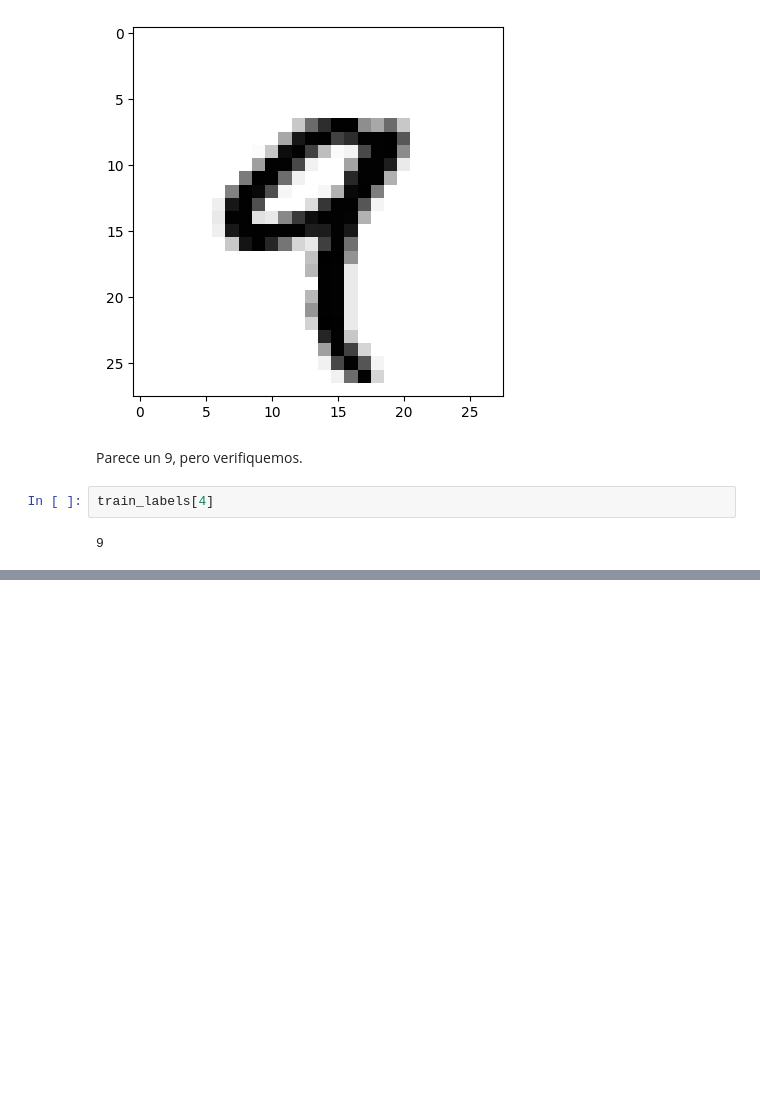
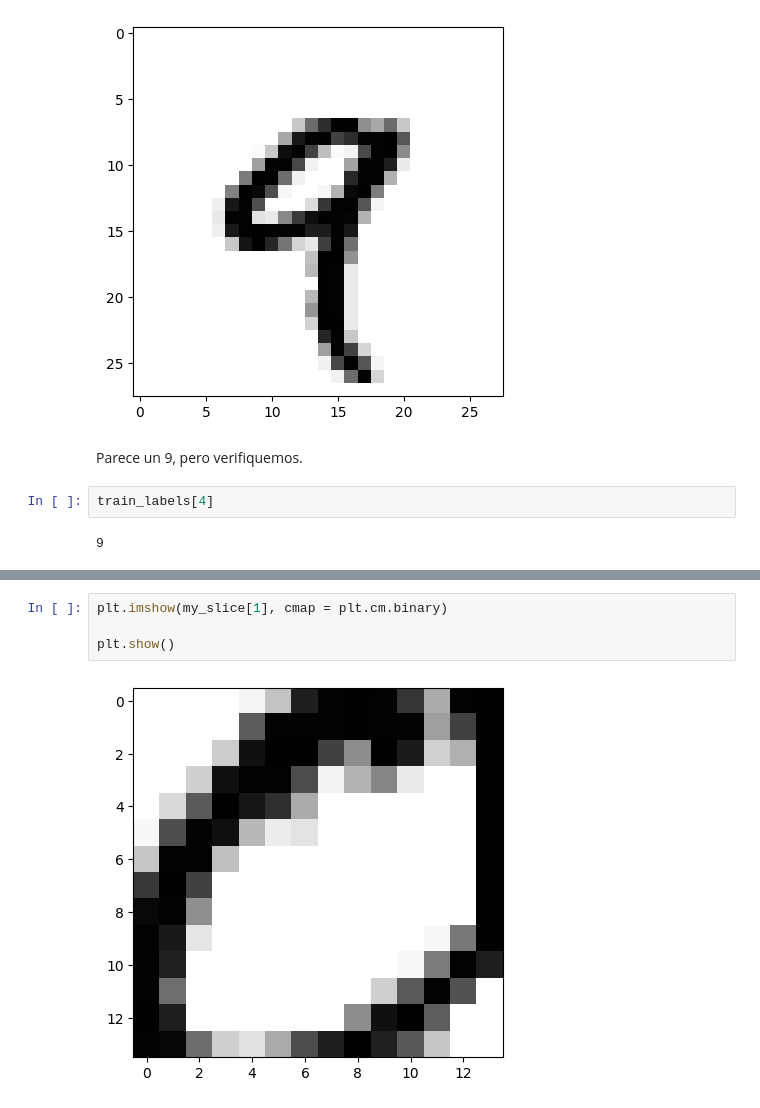
Before and after one commit to FranzValerio/ANN, a Jupyter notebook: Notebooks/Redes_Neuronales_2.ipynb, the cells around one changed output, grey strips where cells are left out. Cells and saved outputs as stored; diff of their text form; blank space fills up the shorter version.

```diff
--- a/Notebooks/Redes_Neuronales_2.ipynb
+++ b/Notebooks/Redes_Neuronales_2.ipynb
@@ -464,0 +179,6 @@ De esto se trata la tarea de un clasificador. Encuentra los parámetros de una l
+# %%
+plt.imshow(my_slice[1], cmap = plt.cm.binary)
+
+plt.show()
+# %% [output]
+[figure, added]
```
Also changed, not shown: parts of 74 cells of this notebook, 1 other file.
